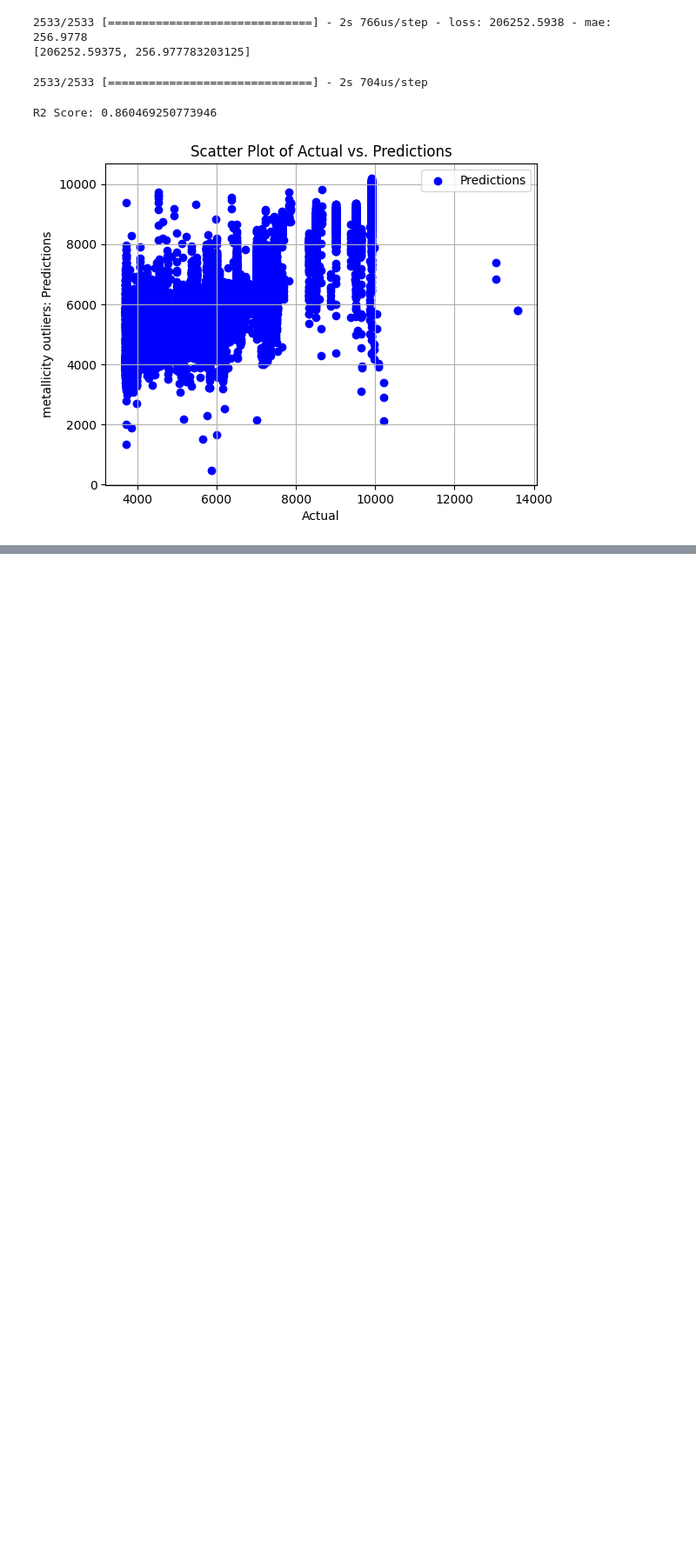
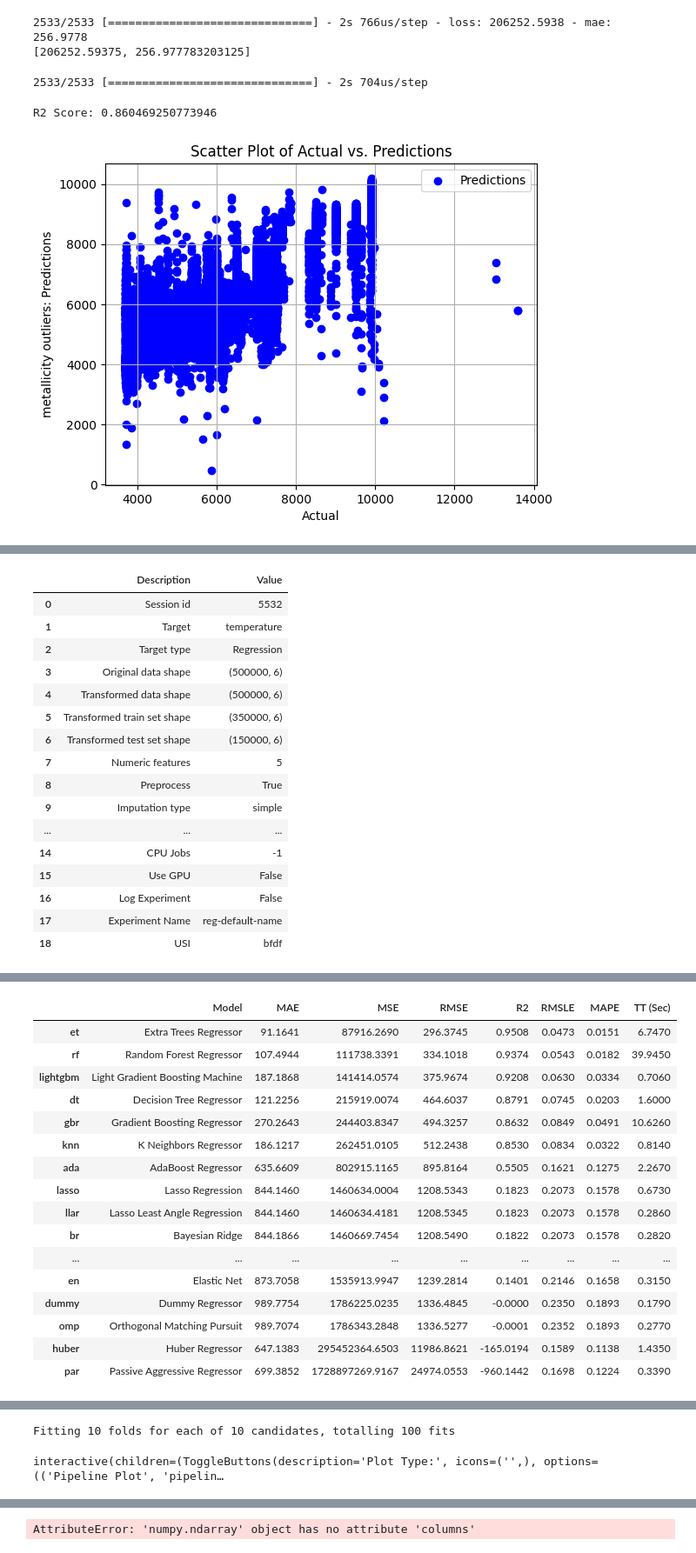
Before and after one commit to PhillipPhan1024/FRI-Feasibility-Study, a Jupyter notebook: neural_network_test.ipynb, the cells around one changed output, grey strips where cells are left out. Shown at 87% size. Saved outputs shown, nothing was run; the diff lists cells and outputs as text; code cells hidden in the pictures; blank space fills up the shorter version.

```diff
--- a/neural_network_test.ipynb
+++ b/neural_network_test.ipynb
@@ -289,0 +320,42 @@ for i in range(len(predictions)):
+# %%
+# Initialize the regression setup
+regression_setup = setup(data=color_filters_df, target='temperature')
+
+# Compare the performance of different regression models
+compare_models()
+
+# Create a model using the best performing algorithm
+best_model = create_model('lightgbm')
+
+# Tune the hyperparameters of the model
+tuned_model = tune_model(best_model)
+
+# Evaluate the model on the test set
+evaluate_model(tuned_model)
+
+# Make predictions on new data
+predictions = predict_model(tuned_model, data=X_test)
+
+# Visualize the predictions
+plot_model(tuned_model, plot='prediction_error')
+
+# Save the model
+save_model(tuned_model, 'regression_model')
+# %% [output]
+|  | Description | Value |
+| 0 | Session id | 5532 |
+| 1 | Target | temperature |
+| 2 | Target type | Regression |
+| 3 | Original data shape | (500000, 6) |
+| 4 | Transformed data shape | (500000, 6) |
+| 5 | Transformed train set shape | (350000, 6) |
+| 6 | Transformed test set shape | (150000, 6) |
+| 7 | Numeric features | 5 |
+| 8 | Preprocess | True |
+| 9 | Imputation type | simple |
+| ... | ... | ... |
+| 14 | CPU Jobs | -1 |
+| 15 | Use GPU | False |
+| 16 | Log Experiment | False |
+| 17 | Experiment Name | reg-default-name |
+| 18 | USI | bfdf |
@@ -289,0 +363,17 @@ for i in range(len(predictions)):
+|  | Model | MAE | MSE | RMSE | R2 | RMSLE | MAPE | TT (Sec) |
+| et | Extra Trees Regressor | 91.1641 | 87916.2690 | 296.3745 | 0.9508 | 0.0473 | 0.0151 | 6.7470 |
+| rf | Random Forest Regressor | 107.4944 | 111738.3391 | 334.1018 | 0.9374 | 0.0543 | 0.0182 | 39.9450 |
+| lightgbm | Light Gradient Boosting Machine | 187.1868 | 141414.0574 | 375.9674 | 0.9208 | 0.0630 | 0.0334 | 0.7060 |
+| dt | Decision Tree Regressor | 121.2256 | 215919.0074 | 464.6037 | 0.8791 | 0.0745 | 0.0203 | 1.6000 |
+| gbr | Gradient Boosting Regressor | 270.2643 | 244403.8347 | 494.3257 | 0.8632 | 0.0849 | 0.0491 | 10.6260 |
+| knn | K Neighbors Regressor | 186.1217 | 262451.0105 | 512.2438 | 0.8530 | 0.0834 | 0.0322 | 0.8140 |
+| ada | AdaBoost Regressor | 635.6609 | 802915.1165 | 895.8164 | 0.5505 | 0.1621 | 0.1275 | 2.2670 |
+| lasso | Lasso Regression | 844.1460 | 1460634.0004 | 1208.5343 | 0.1823 | 0.2073 | 0.1578 | 0.6730 |
+| llar | Lasso Least Angle Regression | 844.1460 | 1460634.4181 | 1208.5345 | 0.1823 | 0.2073 | 0.1578 | 0.2860 |
+| br | Bayesian Ridge | 844.1866 | 1460669.7454 | 1208.5490 | 0.1822 | 0.2073 | 0.1578 | 0.2820 |
+| ... | ... | ... | ... | ... | ... | ... | ... | ... |
+| en | Elastic Net | 873.7058 | 1535913.9947 | 1239.2814 | 0.1401 | 0.2146 | 0.1658 | 0.3150 |
+| dummy | Dummy Regressor | 989.7754 | 1786225.0235 | 1336.4845 | -0.0000 | 0.2350 | 0.1893 | 0.1790 |
+| omp | Orthogonal Matching Pursuit | 989.7074 | 1786343.2848 | 1336.5277 | -0.0001 | 0.2352 | 0.1893 | 0.2770 |
+| huber | Huber Regressor | 647.1383 | 295452364.6503 | 11986.8621 | -165.0194 | 0.1589 | 0.1138 | 1.4350 |
+| par | Passive Aggressive Regressor | 699.3852 | 1728897269.9167 | 24974.0553 | -960.1442 | 0.1698 | 0.1224 | 0.3390 |
@@ -289,0 +413,2 @@ for i in range(len(predictions)):
+Fitting 10 folds for each of 10 candidates, totalling 100 fits
+interactive(children=(ToggleButtons(description='Plot Type:', icons=('',), options=(('Pipeline Plot', 'pipelin…
@@ -289,0 +416 @@ for i in range(len(predictions)):
+AttributeError: 'numpy.ndarray' object has no attribute 'columns'
```
Also changed, not shown: parts of 3 cells of this notebook, 1 other file.
